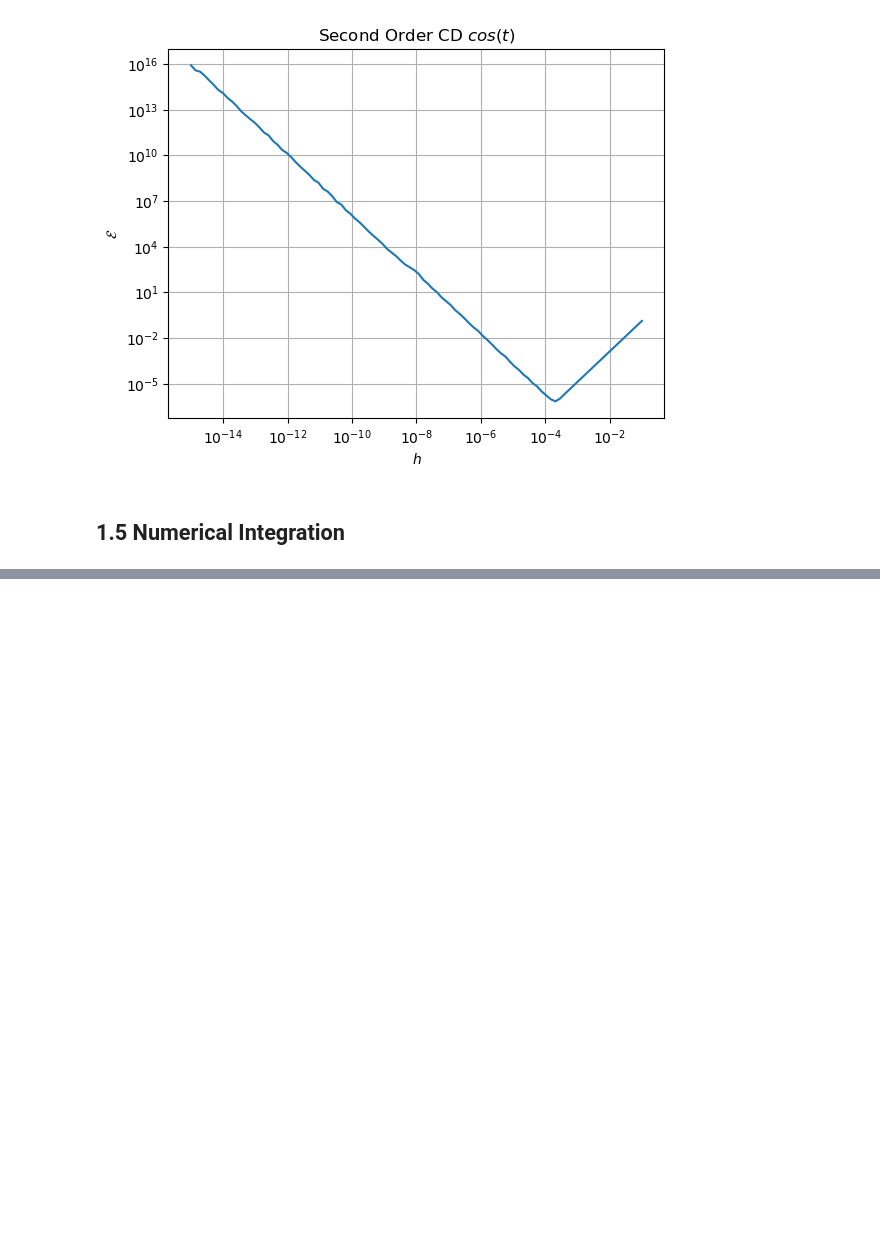
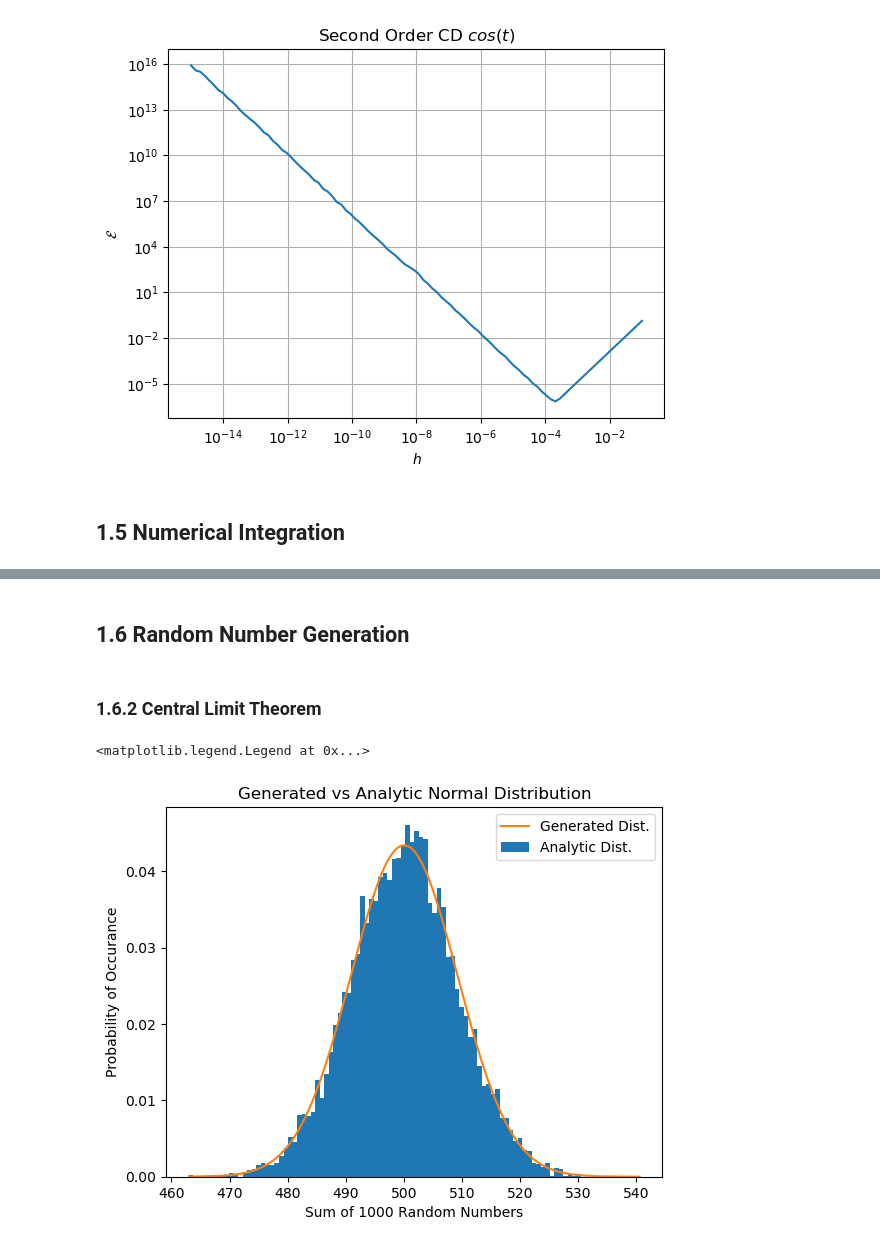
Before and after one commit to ah92zub/Computational-Physics-Python, a Jupyter notebook: Chapter 1 Computational Basics Python/Chapter 1.ipynb, the cells around one changed output, grey strips where cells are left out. Cells and saved outputs as stored; diff of their text form; code cells hidden in the pictures; blank space fills up the shorter version.

```diff
--- a/Chapter 1 Computational Basics Python/Chapter 1.ipynb
+++ b/Chapter 1 Computational Basics Python/Chapter 1.ipynb
@@ -446,0 +515,30 @@ print(h)
+# %% [markdown]
+## 1.6 Random Number Generation
+# %% [markdown]
+### 1.6.2 Central Limit Theorem
+# %%
+# Testing the python random number generator
+
+# specify the parameters
+num_points = 1000
+num_repetitions = 10000
+# declare the arrays to store results from RNG
+sum_points = np.zeros(num_repetitions)
+
+for indx in range(num_repetitions):
+    sum_points[indx] = np.sum(np.random.rand(num_points))
+# calculating mean and std of the sum of random numbers
+sum_mean = np.mean(sum_points)
+sum_std = np.std(sum_points)
+# plotting the histogram of the sums along with the normal distribution with parameters calc in previous step
+sum_points_sorted = np.sort(sum_points)
+p.figure()
+p.xlabel(r'Sum of 1000 Random Numbers')
+p.ylabel(r'Probability of Occurance')
+p.title(r'Generated vs Analytic Normal Distribution')
+_,_,_ = p.hist(sum_points, bins=100, density=True)
+p.plot(sum_points_sorted, norm.pdf(sum_points_sorted, sum_mean, sum_std))
+p.legend(['Generated Dist.', 'Analytic Dist.' ])
+# %% [output]
+<matplotlib.legend.Legend at 0x...>
+[figure, added]
```
Also changed, not shown: parts of 5 cells of this notebook.
